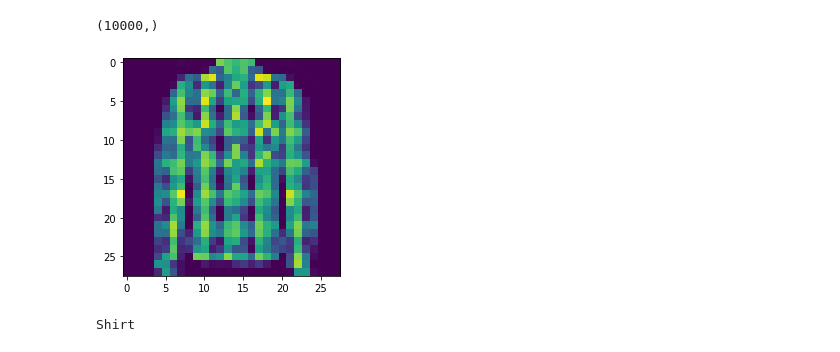
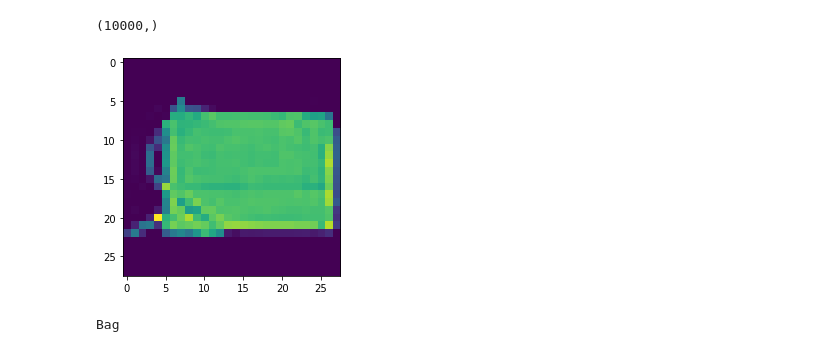
Before and after one commit to CharliePooo/BT, a Jupyter notebook: BT.ipynb, the cells around one changed output. Cells and saved outputs as stored; diff of their text form; code cells hidden in the pictures.

```diff
--- a/BT.ipynb
+++ b/BT.ipynb
@@ -822,12 +822,12 @@ y_test.shape
 class_name=['Tshirt','Trousers','Pullover','Dress','Coat','Sandal','Shirt','Sneaker','Bag','Ankle Boots']
 # %%
 import matplotlib.pyplot as plt
-plt.imshow(x_test[1939])
+plt.imshow(x_test[18])
 plt.show()
-print(class_name[y_test[1939]])
+print(class_name[y_test[18]])
 # %% [output]
-[figure, old version]
+[figure, new version]
-Shirt
+Bag
 # %%
 from keras import models
 from keras import layers
```
Also changed, not shown: parts of 5 cells of this notebook.
